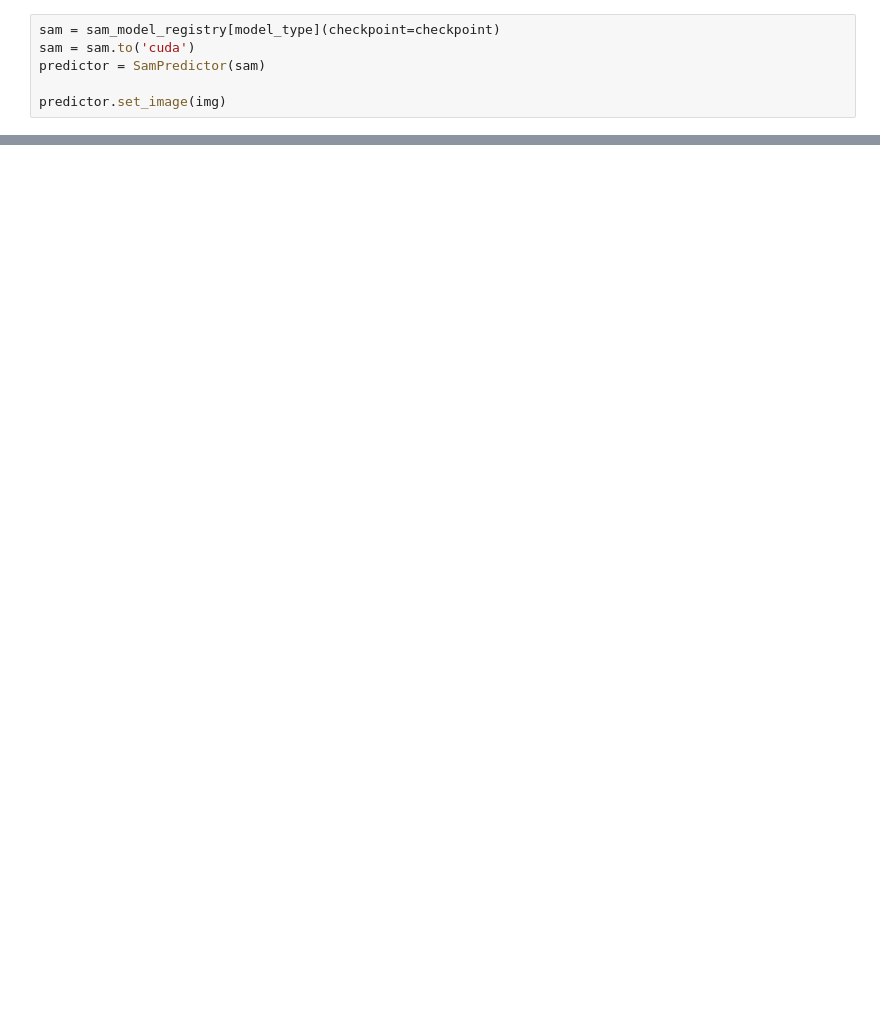
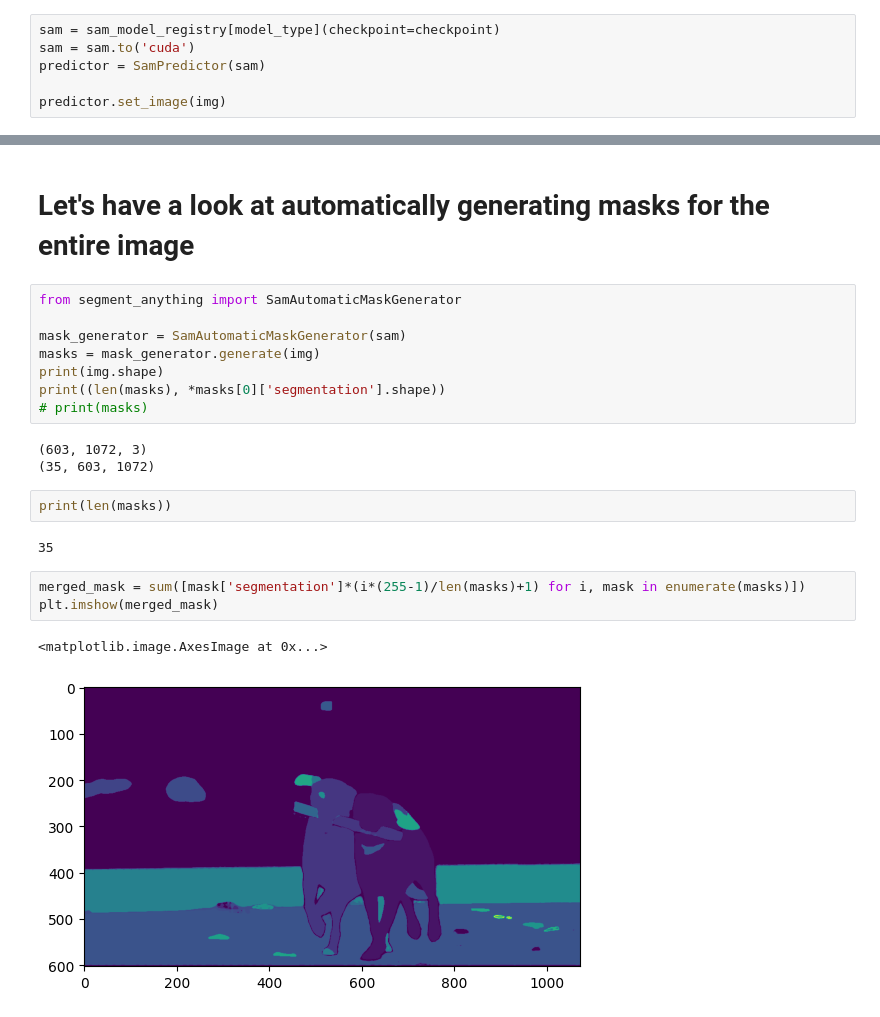
Before and after one commit to DrumsnChocolate/final-project, a Jupyter notebook: implementation/segment_anything/test.ipynb, the cells around one changed output, grey strips where cells are left out. Drawn from its saved outputs; the diff is of its cells as text; blank space fills up the shorter version.

```diff
--- a/implementation/segment_anything/test.ipynb
+++ b/implementation/segment_anything/test.ipynb
@@ -38,0 +41,23 @@ print(iou_predictions)
+# %% [markdown]
+# Let's have a look at automatically generating masks for the entire image
+# %%
+from segment_anything import SamAutomaticMaskGenerator
+
+mask_generator = SamAutomaticMaskGenerator(sam)
+masks = mask_generator.generate(img)
+print(img.shape)
+print((len(masks), *masks[0]['segmentation'].shape))
+# print(masks)
+# %% [output]
+(603, 1072, 3)
+(35, 603, 1072)
+# %%
+print(len(masks))
+# %% [output]
+35
+# %%
+merged_mask = sum([mask['segmentation']*(i*(255-1)/len(masks)+1) for i, mask in enumerate(masks)])
+plt.imshow(merged_mask)
+# %% [output]
+<matplotlib.image.AxesImage at 0x...>
+[figure, added]
```
Also changed, not shown: parts of 4 cells of this notebook, 22 other files.
